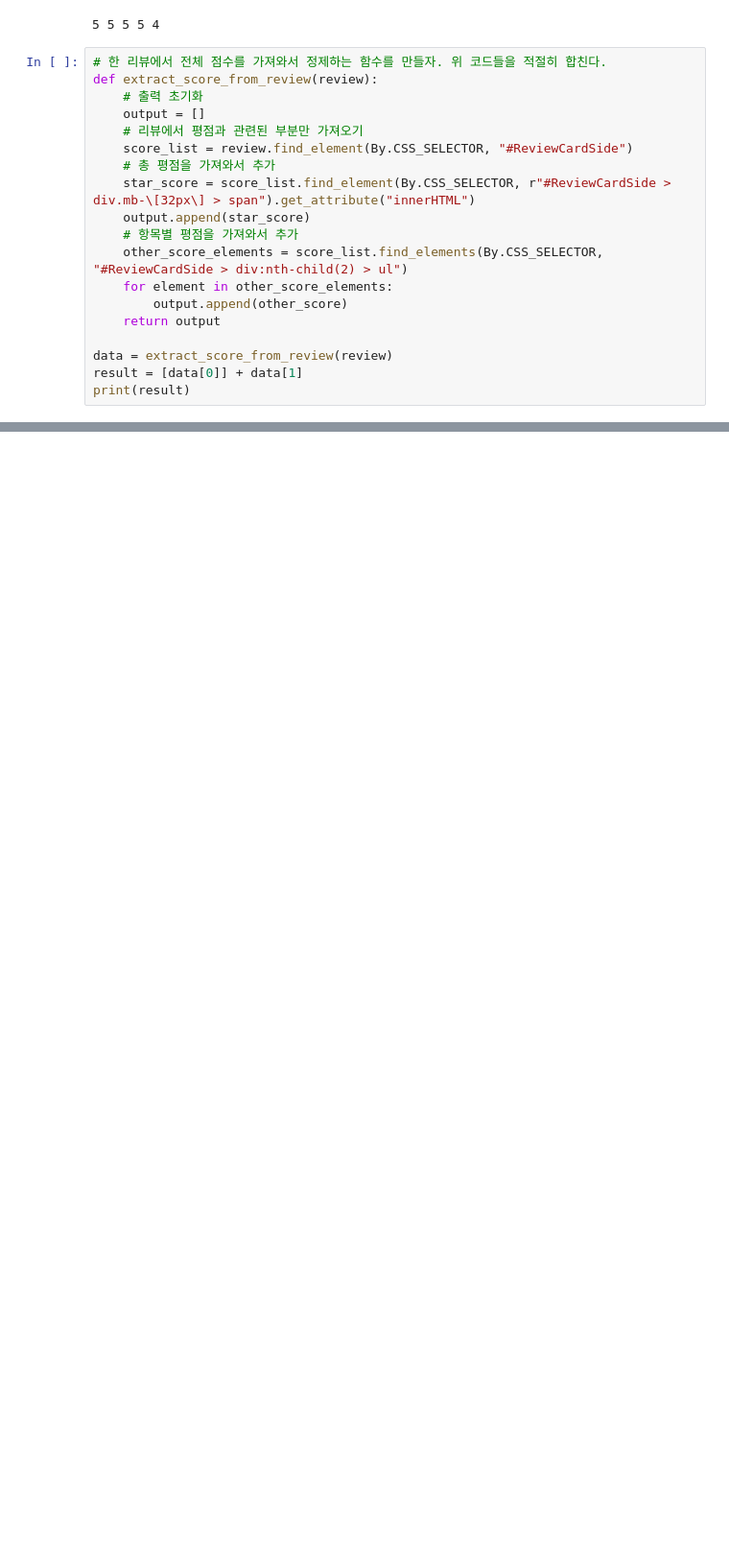
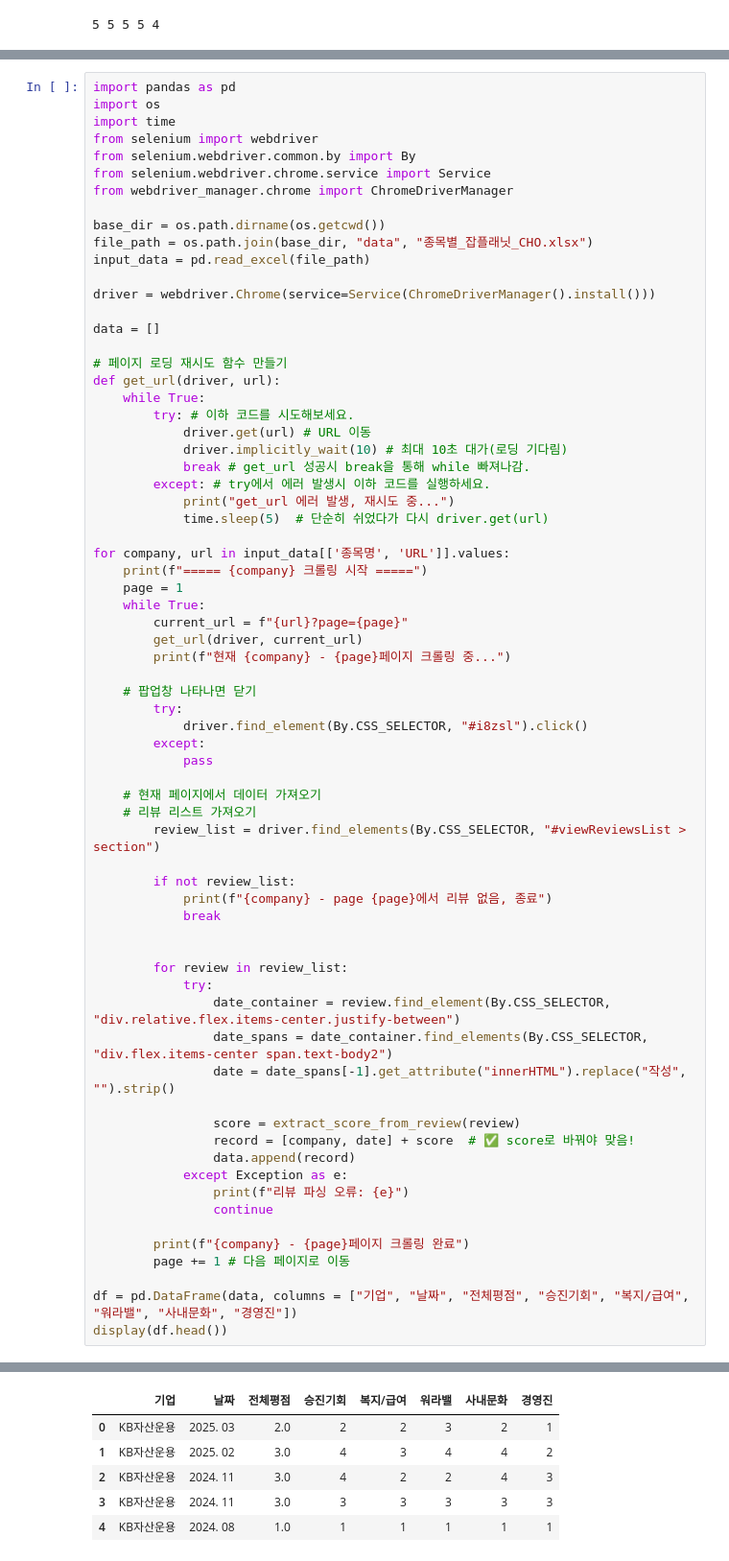
Before and after one commit to cho16147/quant-new-moon, a Jupyter notebook: Ch05-Web_Crawling/20250320-Ch05.5-project_jobplanet_ratings.ipynb, the cells around one changed output, grey strips where cells are left out. Shown: that part at 96% size. Cells and saved outputs as stored; diff of their text form; blank space fills up the shorter version.

```diff
--- a/Ch05-Web_Crawling/20250320-Ch05.5-project_jobplanet_ratings.ipynb
+++ b/Ch05-Web_Crawling/20250320-Ch05.5-project_jobplanet_ratings.ipynb
@@ -65,22 +66,3 @@ print(promotion_opp, welfare_salary, work_life_balance, culture, management)
 other_score = [promotion_opp, welfare_salary, work_life_balance, culture, management]
 # %% [output]
 5 5 5 5 4
-# %%
-# 한 리뷰에서 전체 점수를 가져와서 정제하는 함수를 만들자. 위 코드들을 적절히 합친다.
-def extract_score_from_review(review):
-    # 출력 초기화
-    output = []
-    # 리뷰에서 평점과 관련된 부분만 가져오기
-    score_list = review.find_element(By.CSS_SELECTOR, "#ReviewCardSide")
-    # 총 평점을 가져와서 추가
-    star_score = score_list.find_element(By.CSS_SELECTOR, r"#ReviewCardSide > div.mb-\[32px\] > span").get_attribute("innerHTML")
-    output.append(star_score)
-    # 항목별 평점을 가져와서 추가
-    other_score_elements = score_list.find_elements(By.CSS_SELECTOR, "#ReviewCardSide > div:nth-child(2) > ul")
-    for element in other_score_elements:
-        output.append(other_score)
-    return output
-
-data = extract_score_from_review(review)
-result = [data[0]] + data[1]
-print(result)
@@ -149,0 +114,70 @@ data = pd.DataFrame(data, columns = ["기업", "날짜", "전체평점", "승진
+# %%
+import pandas as pd
+import os
+import time
+from selenium import webdriver
+from selenium.webdriver.common.by import By
+from selenium.webdriver.chrome.service import Service
+from webdriver_manager.chrome import ChromeDriverManager
+
+base_dir = os.path.dirname(os.getcwd())
+file_path = os.path.join(base_dir, "data", "종목별_잡플래닛_CHO.xlsx")
+input_data = pd.read_excel(file_path)
+
+driver = webdriver.Chrome(service=Service(ChromeDriverManager().install()))
+
+data = []
+
+# 페이지 로딩 재시도 함수 만들기
+def get_url(driver, url):
+    while True:
+        try: # 이하 코드를 시도해보세요.
+            driver.get(url) # URL 이동
+            driver.implicitly_wait(10) # 최대 10초 대가(로딩 기다림)
+            break # get_url 성공시 break을 통해 while 빠져나감.
+        except: # try에서 에러 발생시 이하 코드를 실행하세요.
+            print("get_url 에러 발생, 재시도 중...")
+            time.sleep(5)  # 단순히 쉬었다가 다시 driver.get(url)
+
+for company, url in input_data[['종목명', 'URL']].values:
+    print(f"===== {company} 크롤링 시작 =====")
+    page = 1
+    while True:
+        current_url = f"{url}?page={page}"
+        get_url(driver, current_url)
+        print(f"현재 {company} - {page}페이지 크롤링 중...")
+
+    # 팝업창 나타나면 닫기
+        try:
+            driver.find_element(By.CSS_SELECTOR, "#i8zsl").click()
+        except:
+            pass
+
+    # 현재 페이지에서 데이터 가져오기
+    # 리뷰 리스트 가져오기
+        review_list = driver.find_elements(By.CSS_SELECTOR, "#viewReviewsList > section")
+
+        if not review_list:
+            print(f"{company} - page {page}에서 리뷰 없음, 종료")
+            break
+
+
+        for review in review_list:
+            try:
+                date_container = review.find_element(By.CSS_SELECTOR, "div.relative.flex.items-center.justify-between")
+                date_spans = date_container.find_elements(By.CSS_SELECTOR, "div.flex.items-center span.text-body2")
+                date = date_spans[-1].get_attribute("innerHTML").replace("작성", "").strip()
+
+                score = extract_score_from_review(review)
+                record = [company, date] + score  # ✅ score로 바꿔야 맞음!
+                data.append(record)
+            except Exception as e:
+                print(f"리뷰 파싱 오류: {e}")
+                continue
+
+        print(f"{company} - {page}페이지 크롤링 완료")
+        page += 1 # 다음 페이지로 이동
+
+df = pd.DataFrame(data, columns = ["기업", "날짜", "전체평점", "승진기회", "복지/급여", "워라밸", "사내문화", "경영진"])
+display(df.head())
+# %% [output]
@@ -149,0 +201,6 @@ data = pd.DataFrame(data, columns = ["기업", "날짜", "전체평점", "승진
+|  | 기업 | 날짜 | 전체평점 | 승진기회 | 복지/급여 | 워라밸 | 사내문화 | 경영진 |
+| 0 | KB자산운용 | 2025. 03 | 2.0 | 2 | 2 | 3 | 2 | 1 |
+| 1 | KB자산운용 | 2025. 02 | 3.0 | 4 | 3 | 4 | 4 | 2 |
+| 2 | KB자산운용 | 2024. 11 | 3.0 | 4 | 2 | 2 | 4 | 3 |
+| 3 | KB자산운용 | 2024. 11 | 3.0 | 3 | 3 | 3 | 3 | 3 |
+| 4 | KB자산운용 | 2024. 08 | 1.0 | 1 | 1 | 1 | 1 | 1 |
```
Also changed, not shown: parts of 9 cells of this notebook.
